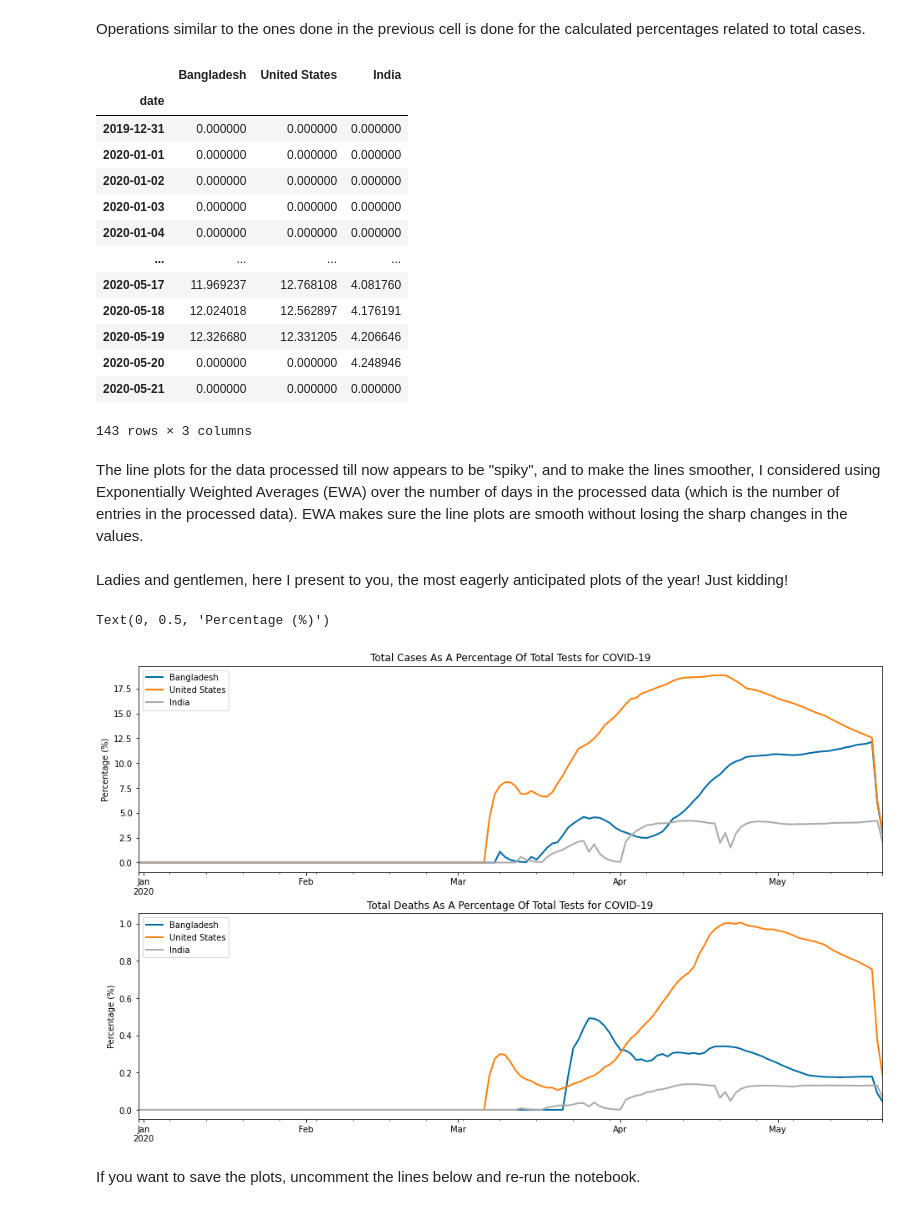
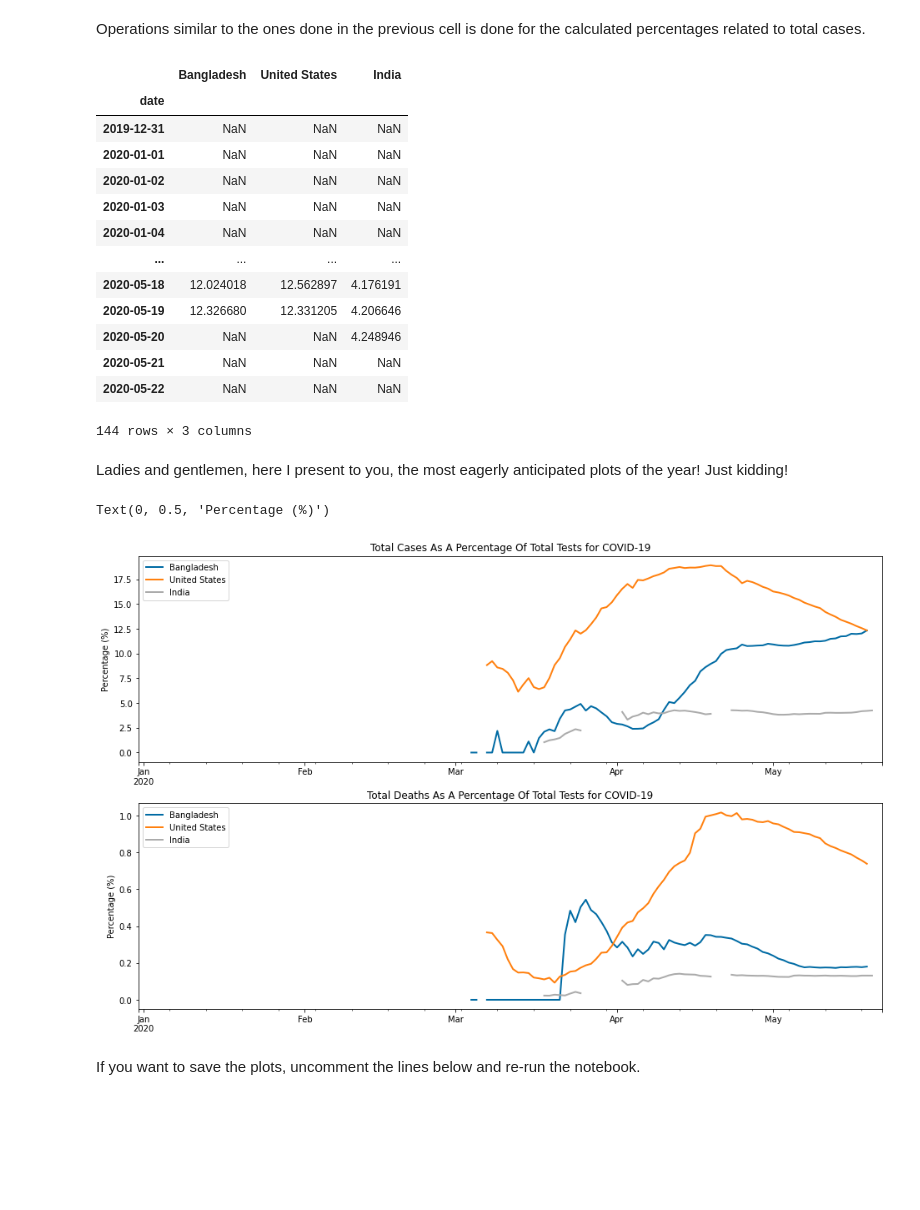
Before and after one commit to mashnoon1234/analyzing-covid19-data, a Jupyter notebook: covid19-data-analysis.ipynb, the cells around one changed output. Cells and saved outputs as stored; diff of their text form; code cells hidden in the pictures; blank space fills up the shorter version.

```diff
--- a/covid19-data-analysis.ipynb
+++ b/covid19-data-analysis.ipynb
@@ -212,8 +212,7 @@ data_plot_deaths = pd.concat([v["deaths_as_percentage_of_tests"]\
                               .rename(k)\
                               for k, v in dataframe_dictionary.items()], axis=1)
 
-data_plot_deaths = data_plot_deaths.replace(np.inf, 0)
-data_plot_deaths = data_plot_deaths.replace(np.nan, 0)
+data_plot_deaths = data_plot_deaths.replace(np.inf, np.nan)
 
 data_plot_deaths
 # %% [output]
@@ -238,24 +237,21 @@ data_plot_cases = pd.concat([v["cases_as_percentage_of_tests"]\
                               .rename(k)\
                               for k, v in dataframe_dictionary.items()], axis=1)
 
-data_plot_cases = data_plot_cases.replace(np.inf, 0)
-data_plot_cases = data_plot_cases.replace(np.nan, 0)
+data_plot_cases = data_plot_cases.replace(np.inf, np.nan)
 
 data_plot_cases
 # %% [output]
 |  | Bangladesh | United States | India |
 | date |  |  |  |
-| 2019-12-31 | 0.000000 | 0.000000 | 0.000000 |
-| 2020-01-01 | 0.000000 | 0.000000 | 0.000000 |
-| 2020-01-02 | 0.000000 | 0.000000 | 0.000000 |
-| 2020-01-03 | 0.000000 | 0.000000 | 0.000000 |
-| 2020-01-04 | 0.000000 | 0.000000 | 0.000000 |
+| 2019-12-31 | NaN | NaN | NaN |
+| 2020-01-01 | NaN | NaN | NaN |
+| 2020-01-02 | NaN | NaN | NaN |
+| 2020-01-03 | NaN | NaN | NaN |
+| 2020-01-04 | NaN | NaN | NaN |
 | ... | ... | ... | ... |
-| 2020-05-17 | 11.969237 | 12.768108 | 4.081760 |
 | 2020-05-18 | 12.024018 | 12.562897 | 4.176191 |
 | 2020-05-19 | 12.326680 | 12.331205 | 4.206646 |
-| 2020-05-20 | 0.000000 | 0.000000 | 4.248946 |
-| 2020-05-21 | 0.000000 | 0.000000 | 0.000000 |
+| 2020-05-20 | NaN | NaN | 4.248946 |
+| 2020-05-21 | NaN | NaN | NaN |
+| 2020-05-22 | NaN | NaN | NaN |
-143 rows × 3 columns
+144 rows × 3 columns
-# %% [markdown]
-The line plots for the data processed till now appears to be "spiky", and to make the lines smoother, I considered using Exponentially Weighted Averages (EWA) over the number of days in the processed data (which is the number of entries in the processed data). EWA makes sure the line plots are smooth without losing the sharp changes in the values.
@@ -268,15 +261,15 @@ Just kidding!
 # %%
 fig, axes = matplotlib.pyplot.subplots(nrows=2, ncols=1)
 
-ax1 = data_plot_cases_smooth.plot(ax = axes[0], title = "Total Cases As A Percentage Of Total Tests for COVID-19")
+ax1 = data_plot_cases.plot(ax = axes[0], title = "Total Cases As A Percentage Of Total Tests for COVID-19")
 ax1.set_xlabel("")
 ax1.set_ylabel("Percentage (%)")
-ax2 = data_plot_deaths_smooth.plot(ax = axes[1], title = "Total Deaths As A Percentage Of Total Tests for COVID-19")
+ax2 = data_plot_deaths.plot(ax = axes[1], title = "Total Deaths As A Percentage Of Total Tests for COVID-19")
 ax2.set_xlabel("")
 ax2.set_ylabel("Percentage (%)")
 # %% [output]
 Text(0, 0.5, 'Percentage (%)')
-[figure, old version]
+[figure, new version]
 # %% [markdown]
 If you want to save the plots, uncomment the lines below and re-run the notebook.
 # %%
```
Also changed, not shown: parts of 4 cells of this notebook.
